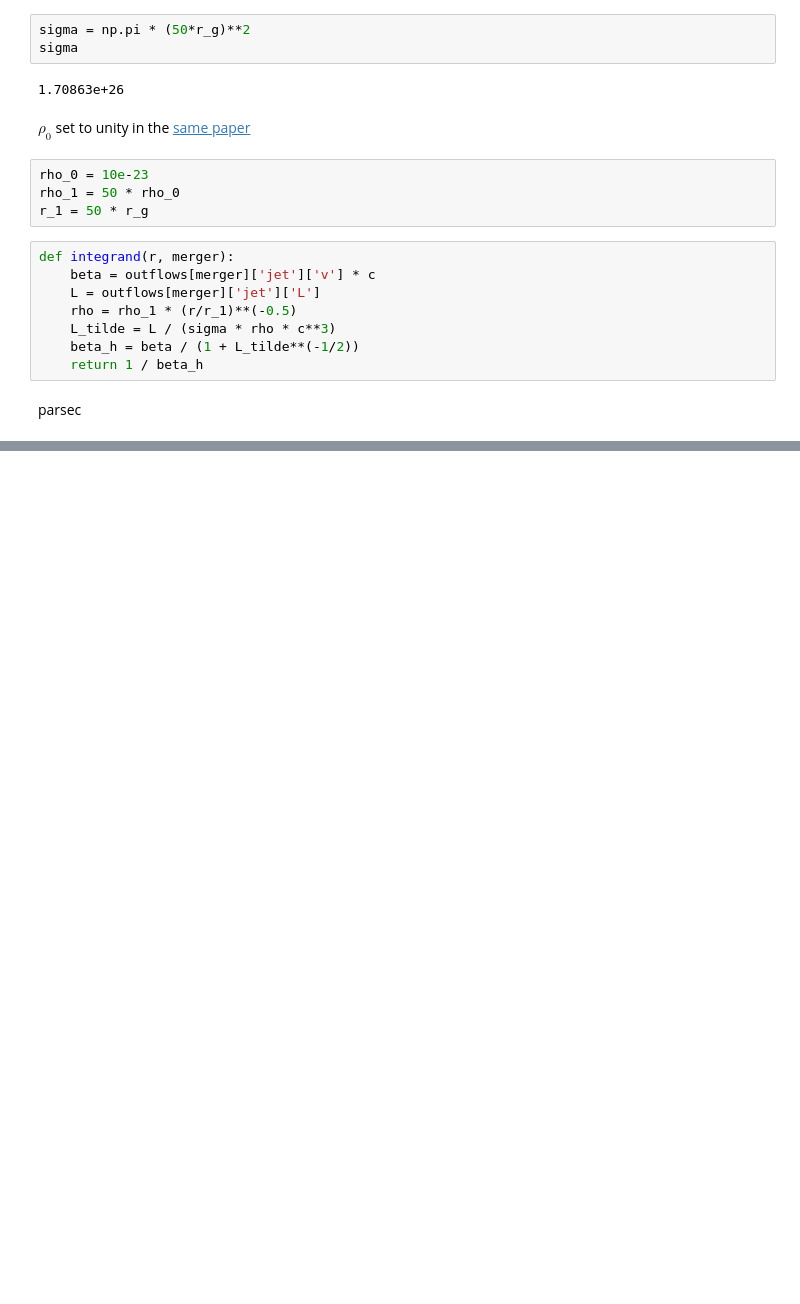
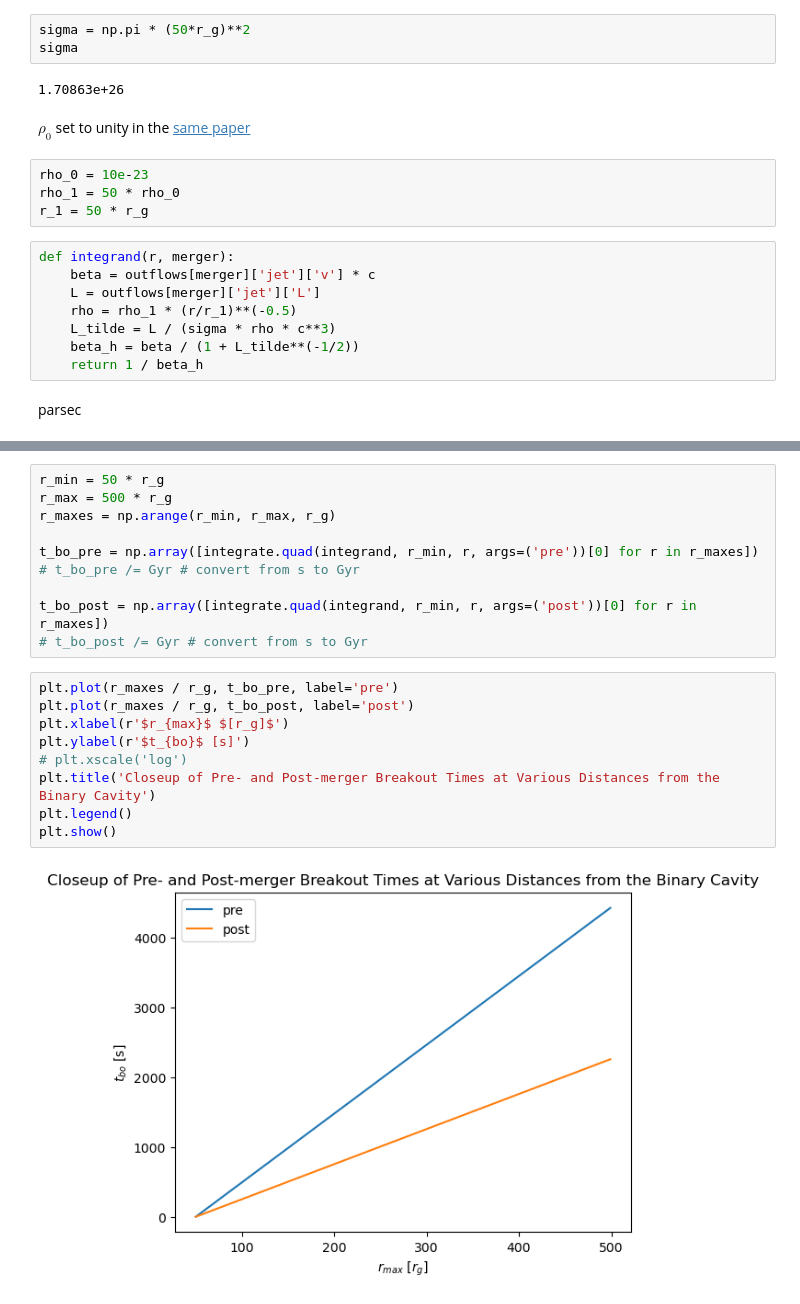
Before and after one commit to jparas-3/smbhb-project, a Jupyter notebook: jet_ism/jet_ism.ipynb, the cells around one changed output, grey strips where cells are left out. Saved outputs shown, nothing was run; the diff lists cells and outputs as text; blank space fills up the shorter version.

```diff
--- a/jet_ism/jet_ism.ipynb
+++ b/jet_ism/jet_ism.ipynb
@@ -118,0 +125,21 @@ plt.show()
+# %%
+r_min = 50 * r_g
+r_max = 500 * r_g
+r_maxes = np.arange(r_min, r_max, r_g)
+
+t_bo_pre = np.array([integrate.quad(integrand, r_min, r, args=('pre'))[0] for r in r_maxes])
+# t_bo_pre /= Gyr # convert from s to Gyr
+
+t_bo_post = np.array([integrate.quad(integrand, r_min, r, args=('post'))[0] for r in r_maxes])
+# t_bo_post /= Gyr # convert from s to Gyr
+# %%
+plt.plot(r_maxes / r_g, t_bo_pre, label='pre')
+plt.plot(r_maxes / r_g, t_bo_post, label='post')
+plt.xlabel(r'$r_{max}$ $[r_g]$')
+plt.ylabel(r'$t_{bo}$ [s]')
+# plt.xscale('log')
+plt.title('Closeup of Pre- and Post-merger Breakout Times at Various Distances from the Binary Cavity')
+plt.legend()
+plt.show()
+# %% [output]
+[figure, added]
```
Also changed, not shown: parts of 7 cells of this notebook.
